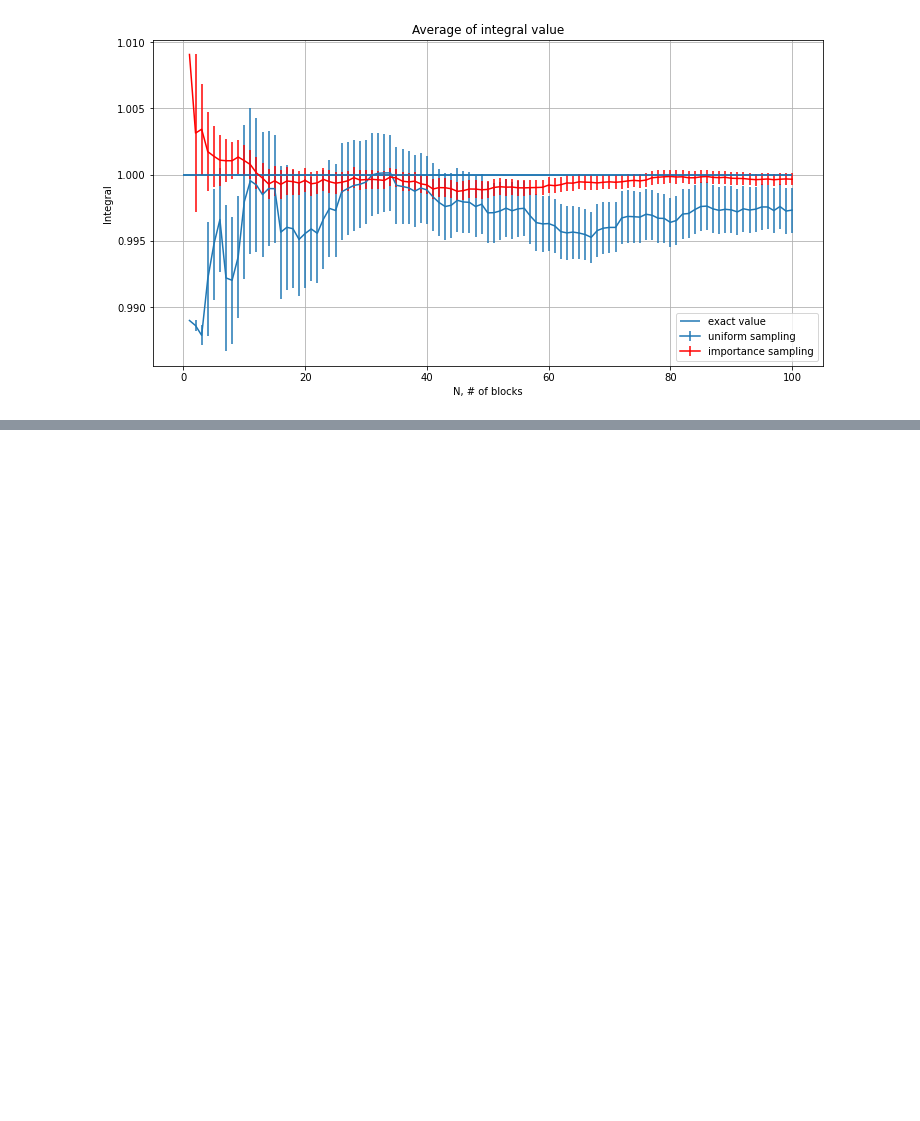
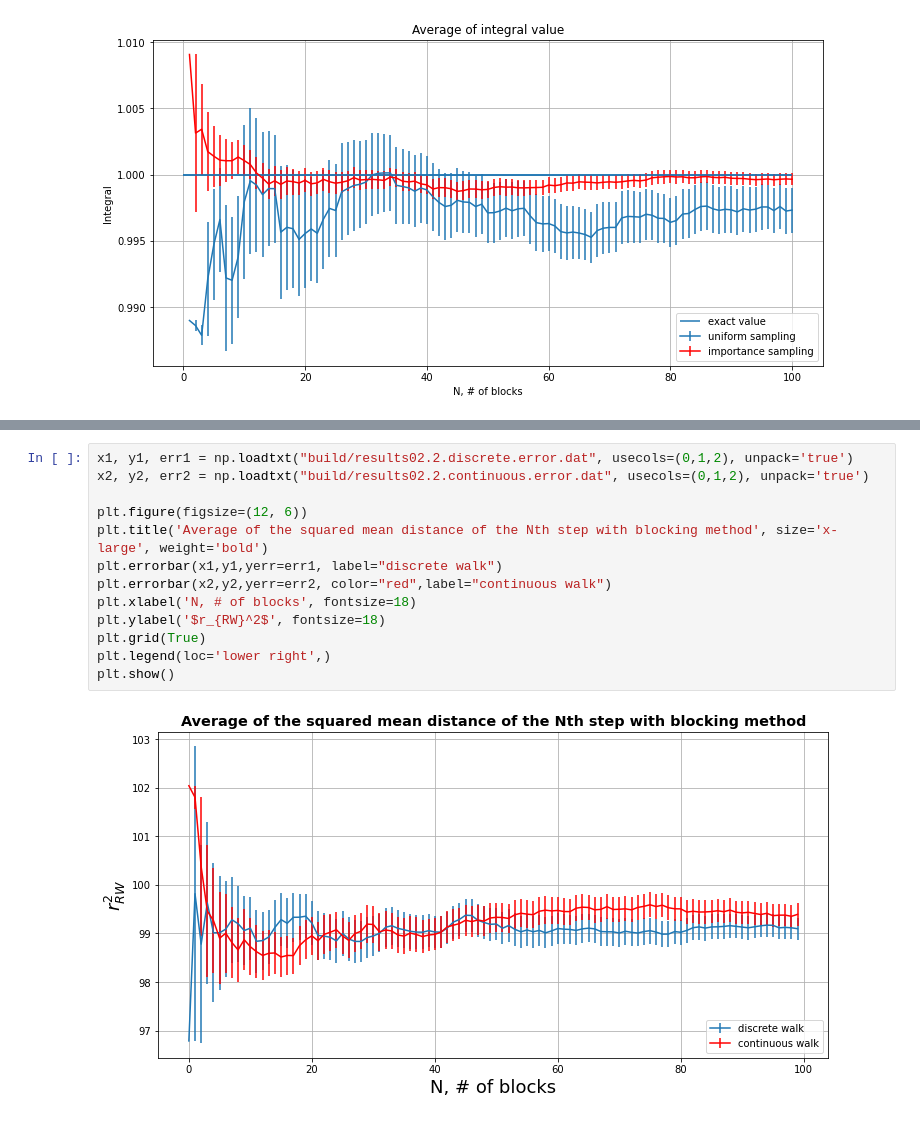
Before and after one commit to pyros-cyber/lsn, a Jupyter notebook: exercise02/exercise02.ipynb, the cells around one changed output, grey strips where cells are left out. Cells and saved outputs as stored; diff of their text form; blank space fills up the shorter version.

```diff
--- a/exercise02/exercise02.ipynb
+++ b/exercise02/exercise02.ipynb
@@ -26,0 +95,15 @@ plt.show()
+# %%
+x1, y1, err1 = np.loadtxt("build/results02.2.discrete.error.dat", usecols=(0,1,2), unpack='true')
+x2, y2, err2 = np.loadtxt("build/results02.2.continuous.error.dat", usecols=(0,1,2), unpack='true')
+
+plt.figure(figsize=(12, 6))
+plt.title('Average of the squared mean distance of the Nth step with blocking method', size='x-large', weight='bold')
+plt.errorbar(x1,y1,yerr=err1, label="discrete walk")
+plt.errorbar(x2,y2,yerr=err2, color="red",label="continuous walk")
+plt.xlabel('N, # of blocks', fontsize=18)
+plt.ylabel('$r_{RW}^2$', fontsize=18)
+plt.grid(True)
+plt.legend(loc='lower right',)
+plt.show()
+# %% [output]
+[figure, added]
```
Also changed, not shown: parts of 2 cells of this notebook.
